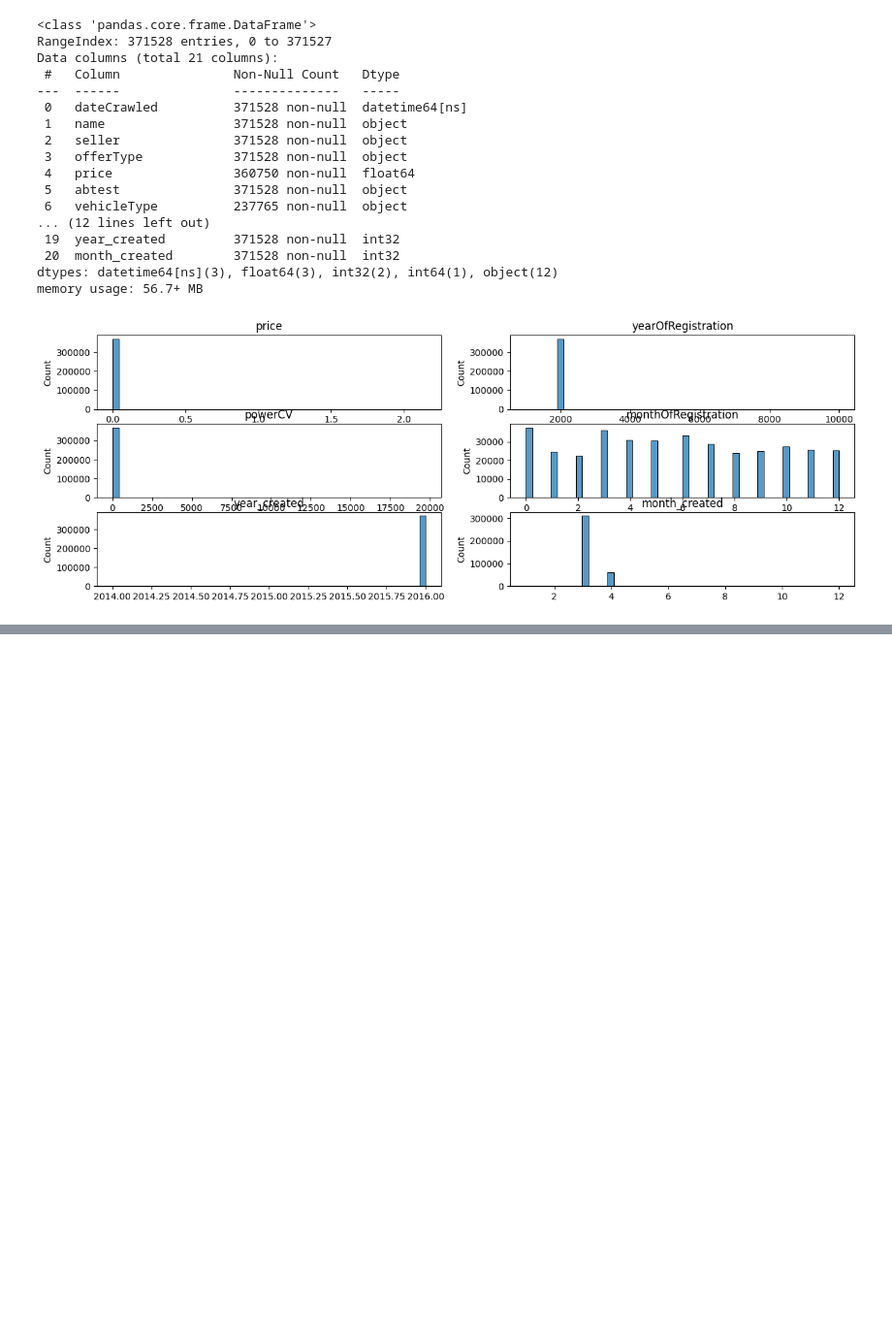
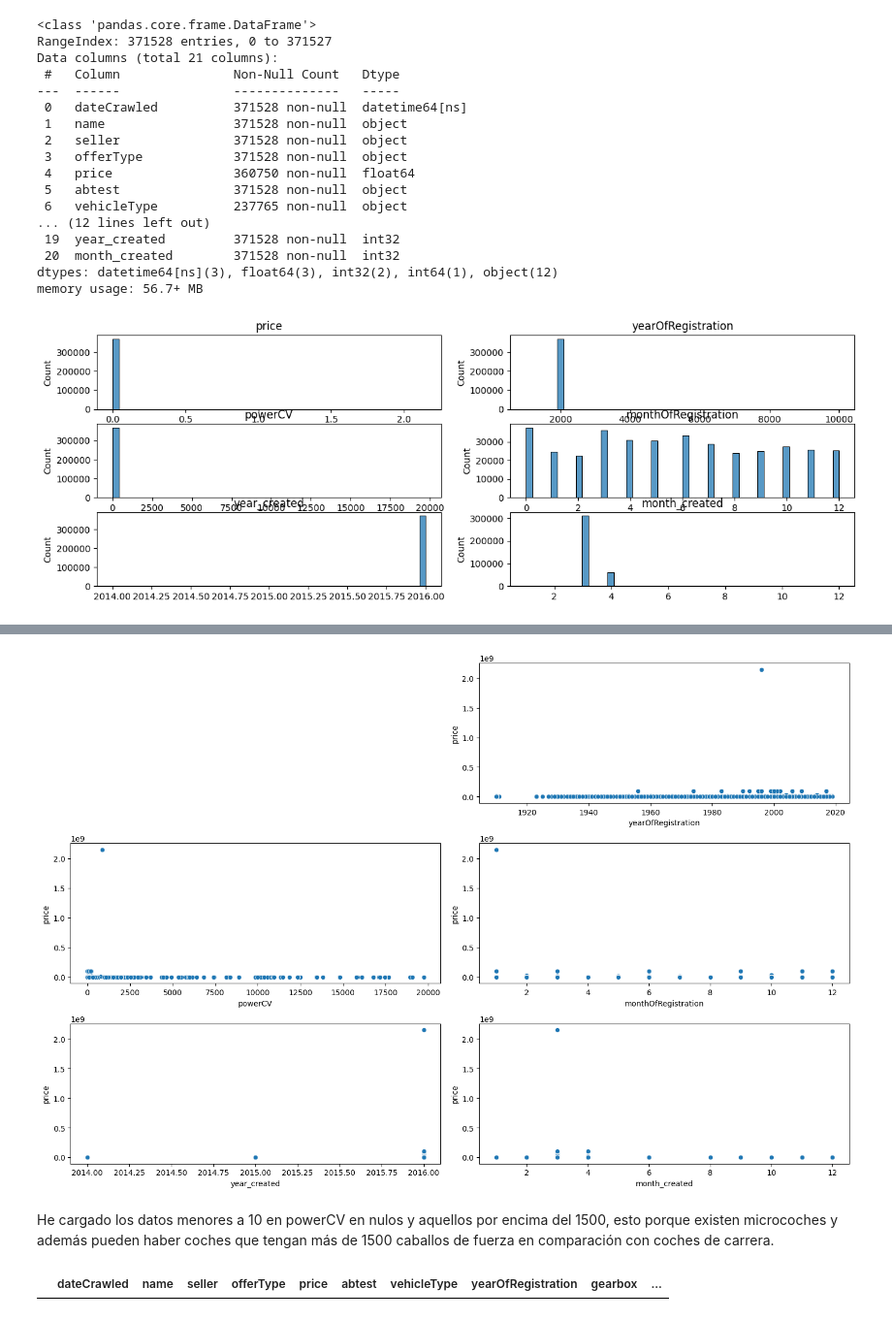
Before and after one commit to ngcarvajall/Lab_EDA_Gestion_Nulos, a Jupyter notebook: laboratorio-modulo7-leccion01-eda-nulos.ipynb, the cells around one changed output, grey strips where cells are left out. Shown at 97% size. Cells and saved outputs as stored; diff of their text form; code cells hidden in the pictures; blank space fills up the shorter version.

```diff
--- a/laboratorio-modulo7-leccion01-eda-nulos.ipynb
+++ b/laboratorio-modulo7-leccion01-eda-nulos.ipynb
@@ -518,0 +532,3 @@ KeyboardInterrupt:
+# %%
+df_year_ilog = (df["yearOfRegistration"] < 1900) | (df["yearOfRegistration"] >= 2025)
+df.loc[df[df_year_ilog].index, "yearOfRegistration"] = np.nan
@@ -518,0 +557,4 @@ KeyboardInterrupt:
+# %%
+f.relacion_numericas(df, 'price')
+# %% [output]
+[figure, added]
@@ -518,0 +564,6 @@ KeyboardInterrupt:
+# %% [markdown]
+He cargado los datos menores a 10 en powerCV en nulos y aquellos por encima del 1500, esto porque existen microcoches y además pueden haber coches que tengan más de 1500 caballos de fuerza en comparación con coches de carrera.
+# %%
+df[df['powerCV'] < 1]
+# %% [output]
+|  | dateCrawled | name | seller | offerType | price | abtest | vehicleType | yearOfRegistration | gearbox | ... |
```
Also changed, not shown: parts of 25 cells of this notebook.
